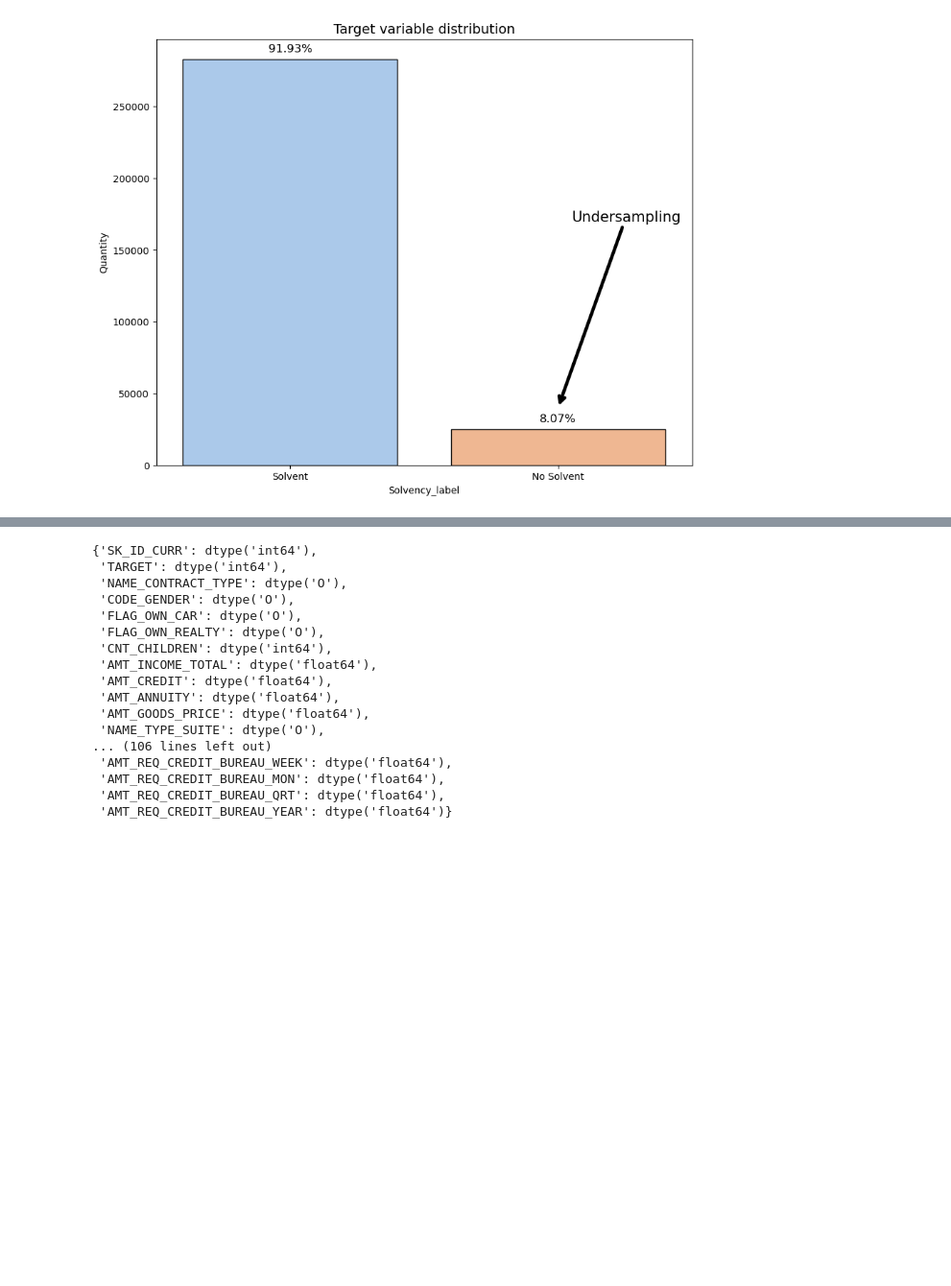
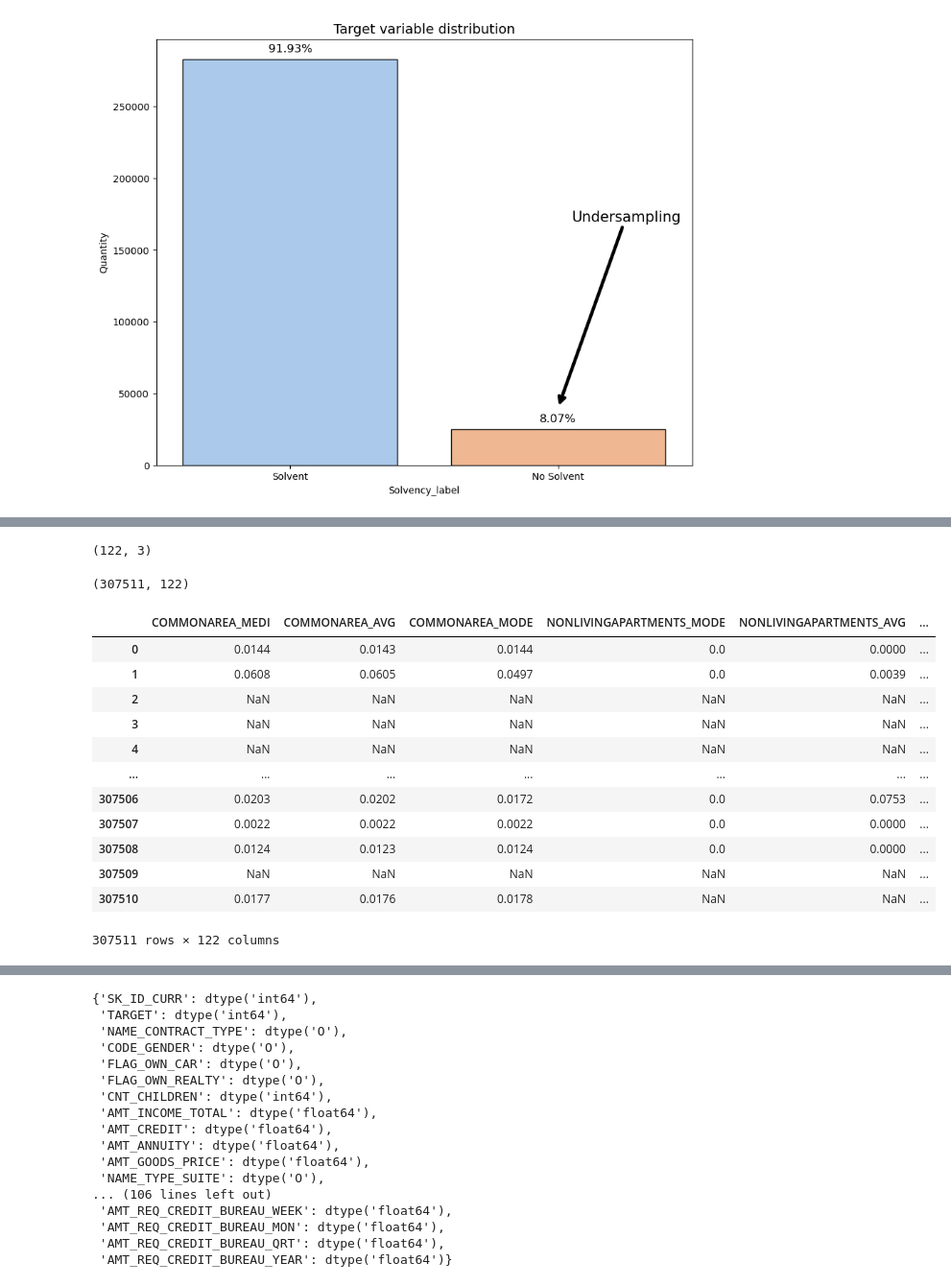
Before and after one commit to josee2202/practica1_EDA, a Jupyter notebook: Inicio.ipynb, the cells around one changed output, grey strips where cells are left out. Shown: that part at 96% size. Drawn from its saved outputs; the diff is of its cells as text; code cells hidden in the pictures; blank space fills up the shorter version.

Commit message:
Análisis de valores nulos, agrupacion de var categóricas y funciones.py

```diff
--- a/Inicio.ipynb
+++ b/Inicio.ipynb
@@ -142,0 +115,5 @@ Name: TARGET, dtype: float64
+# %%
+### Analizamos las cantidad de valores nulos por columna
+df_nulos_col = df_loan_apli.isnull().sum().to_frame('Nulos').sort_values(by='Nulos', ascending=False).reset_index(names='Variables')
+df_nulos_col['Porcentaje'] = (df_nulos_col['Nulos'] * 100 / df_loan_apli.shape[0]).round(2)
+df_nulos_col
@@ -142,0 +138,29 @@ Name: TARGET, dtype: float64
+# %%
+df_nulos_col.shape
+# %% [output]
+(122, 3)
+# %%
+## Como todas las columnas contienen una información siginificativa, no voy a eliminar ninguna
+## de todas maneras voy a hacer el proceso poner un umbral para entender como funciona y poder
+## ir variandolo si necesitara alguna información extra.
+
+threshold = 90
+list_vars_not_null = list(df_nulos_col[df_nulos_col['Porcentaje']<threshold]['Variables'])
+df_loan_filt_null = df_loan_apli.loc[:, list_vars_not_null]
+print(df_loan_filt_null.shape)
+df_loan_filt_null
+# %% [output]
+(307511, 122)
+|  | COMMONAREA_MEDI | COMMONAREA_AVG | COMMONAREA_MODE | NONLIVINGAPARTMENTS_MODE | NONLIVINGAPARTMENTS_AVG | ... |
+| 0 | 0.0144 | 0.0143 | 0.0144 | 0.0 | 0.0000 | ... |
+| 1 | 0.0608 | 0.0605 | 0.0497 | 0.0 | 0.0039 | ... |
+| 2 | NaN | NaN | NaN | NaN | NaN | ... |
+| 3 | NaN | NaN | NaN | NaN | NaN | ... |
+| 4 | NaN | NaN | NaN | NaN | NaN | ... |
+| ... | ... | ... | ... | ... | ... | ... |
+| 307506 | 0.0203 | 0.0202 | 0.0172 | 0.0 | 0.0753 | ... |
+| 307507 | 0.0022 | 0.0022 | 0.0022 | 0.0 | 0.0000 | ... |
+| 307508 | 0.0124 | 0.0123 | 0.0124 | 0.0 | 0.0000 | ... |
+| 307509 | NaN | NaN | NaN | NaN | NaN | ... |
+| 307510 | 0.0177 | 0.0176 | 0.0178 | NaN | NaN | ... |
+307511 rows × 122 columns
```
Also changed, not shown: parts of 7 cells of this notebook, 1 other file.
